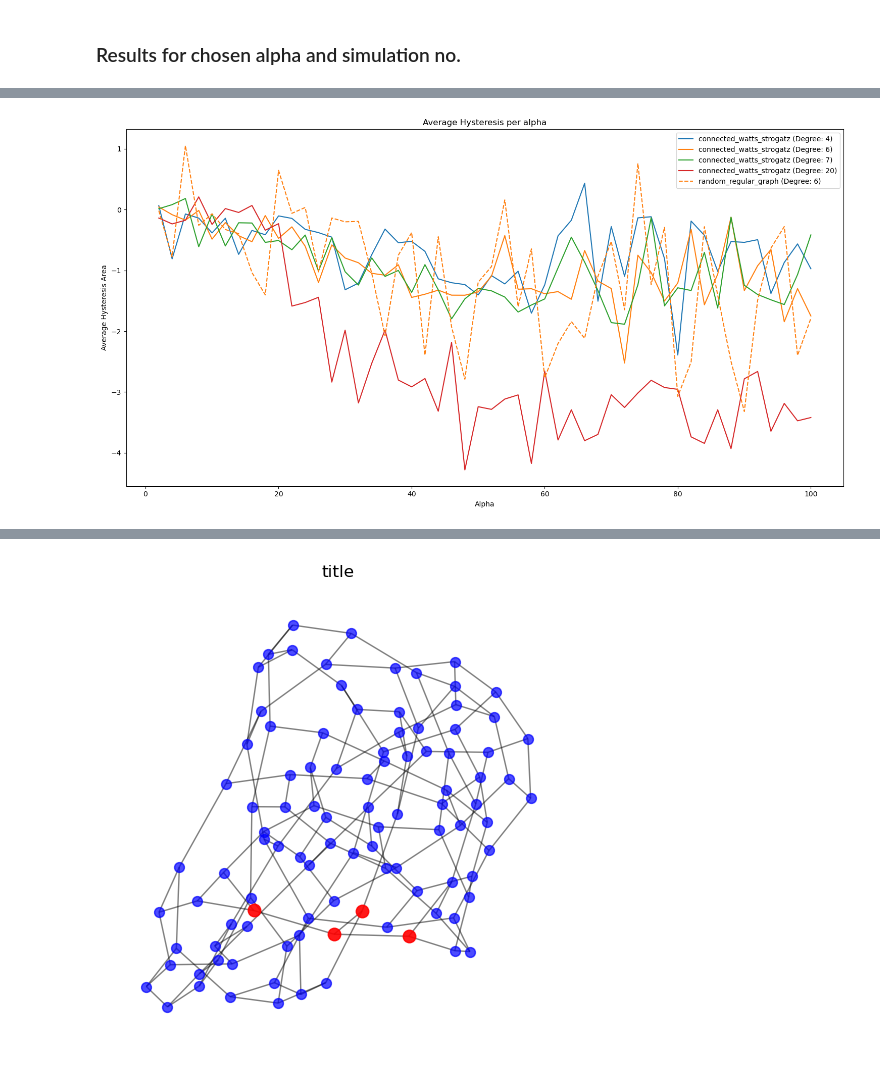
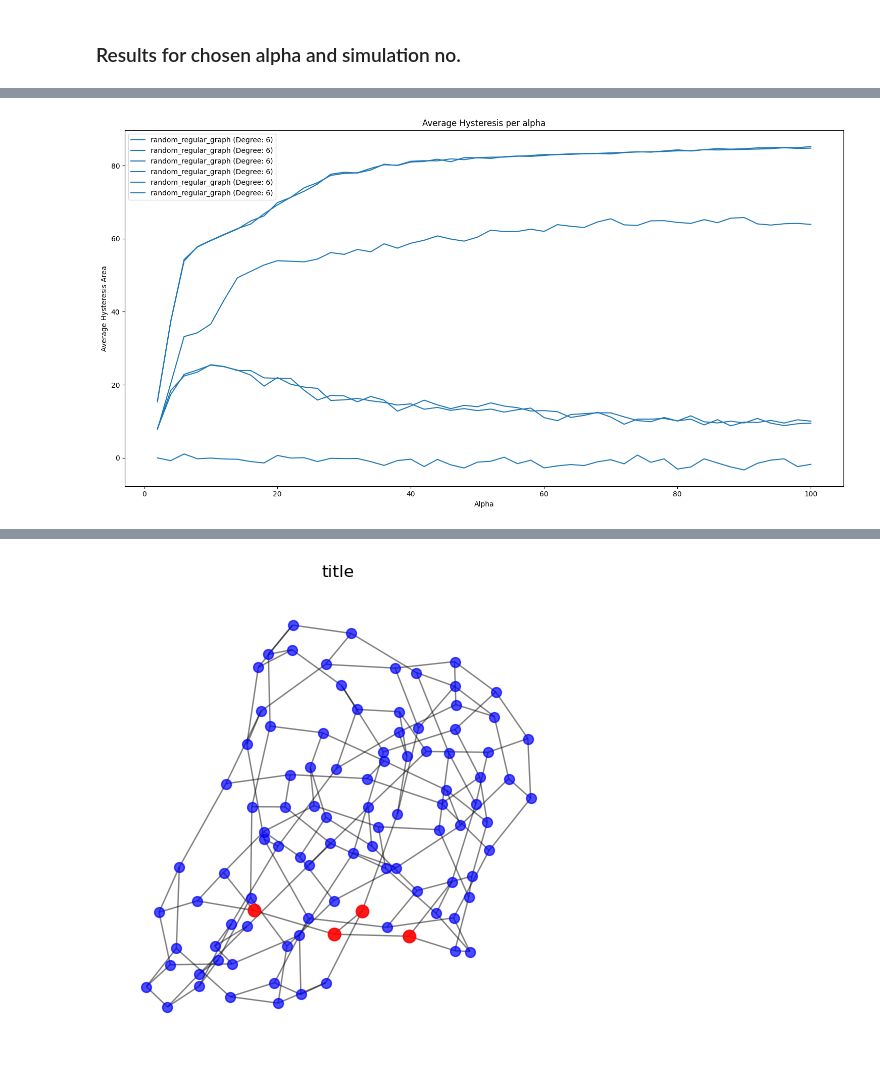
Before and after one commit to Leo1898/complex_contagions_package, a Jupyter notebook: notebooks/visualization.ipynb, the cells around one changed output, grey strips where cells are left out. Cells and saved outputs as stored; diff of their text form; code cells hidden in the pictures.

```diff
--- a/notebooks/visualization.ipynb
+++ b/notebooks/visualization.ipynb
@@ -73,18 +38,19 @@ heatmap_generator(network="random")
 # %%
 from complex_contagions_package.visualizer import DiffusionPlotter
 
 %matplotlib inline
 dataset_paths = [
-    "../datasets/orange_gruen_final_ds_connected_watts_strogatz_degree4.nc",
-    "../datasets/orange_gruen_final_ds_connected_watts_strogatz_degree6.nc",
-    "../datasets/orange_gruen_final_ds_connected_watts_strogatz_degree7.nc",
-    "../datasets/orange_gruen_final_ds_connected_watts_strogatz_degree20.nc",
+    "../datasets/gelb_blau_final_ds_random_regular_graph_degree6.nc",
+    "../datasets/gelb_gruen_final_ds_random_regular_graph_degree6.nc",
+    "../datasets/gelb_pink_final_ds_random_regular_graph_degree6.nc",
 
+    "../datasets/orange_blau_final_ds_random_regular_graph_degree6.nc",
     "../datasets/orange_gruen_final_ds_random_regular_graph_degree6.nc",
+    "../datasets/orange_pink_final_ds_random_regular_graph_degree6.nc",
 ]
 
 # Eine Dummy-Instanz erstellen, um die Methode `multiple_instances` zu nutzen
 plotter = DiffusionPlotter(dataset_path=dataset_paths[0])
 plotter.avg_hysteresis_per_alpha(dataset_paths)
 # %% [output]
-[figure, old version]
+[figure, new version]
```
Also changed, not shown: parts of 12 cells of this notebook, 8 other files.
